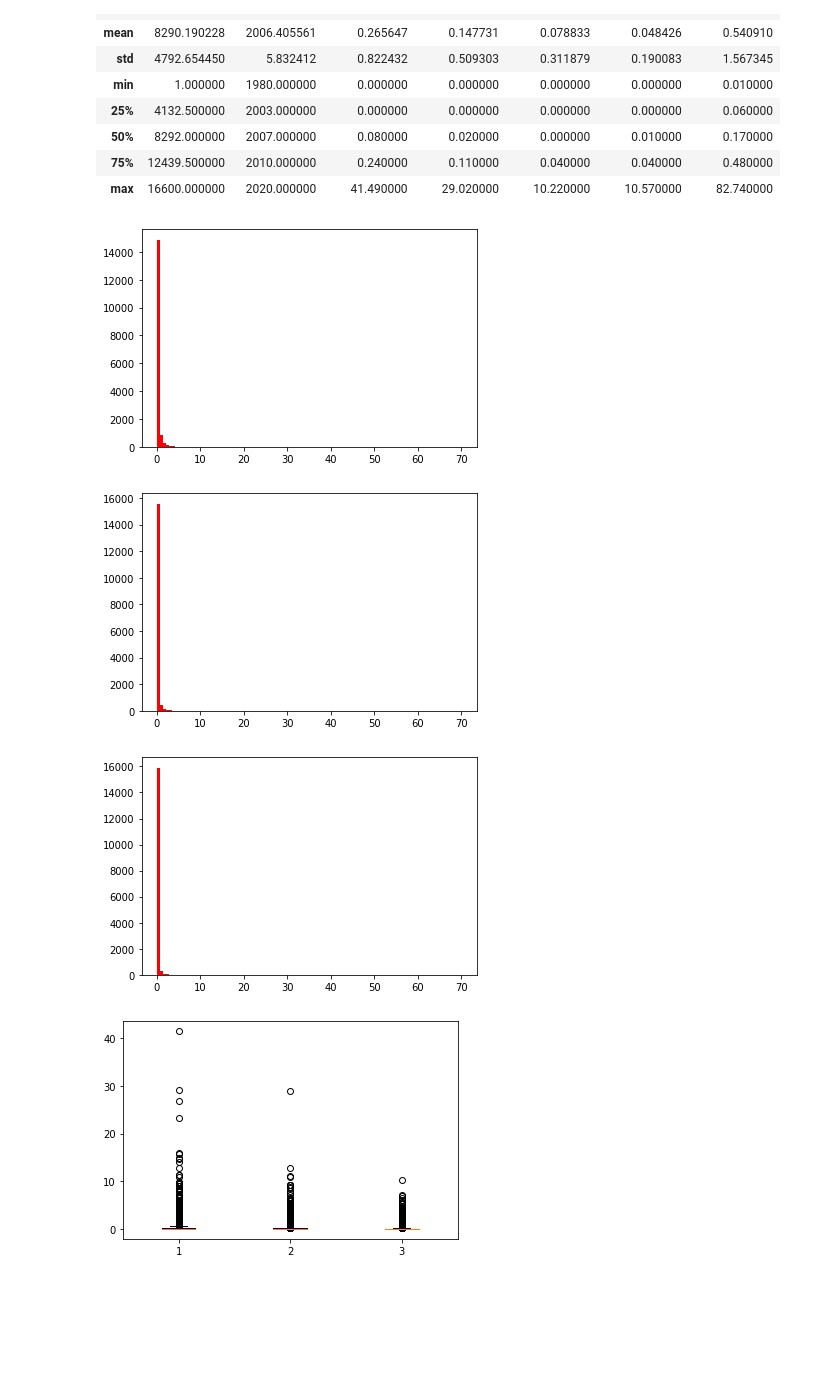
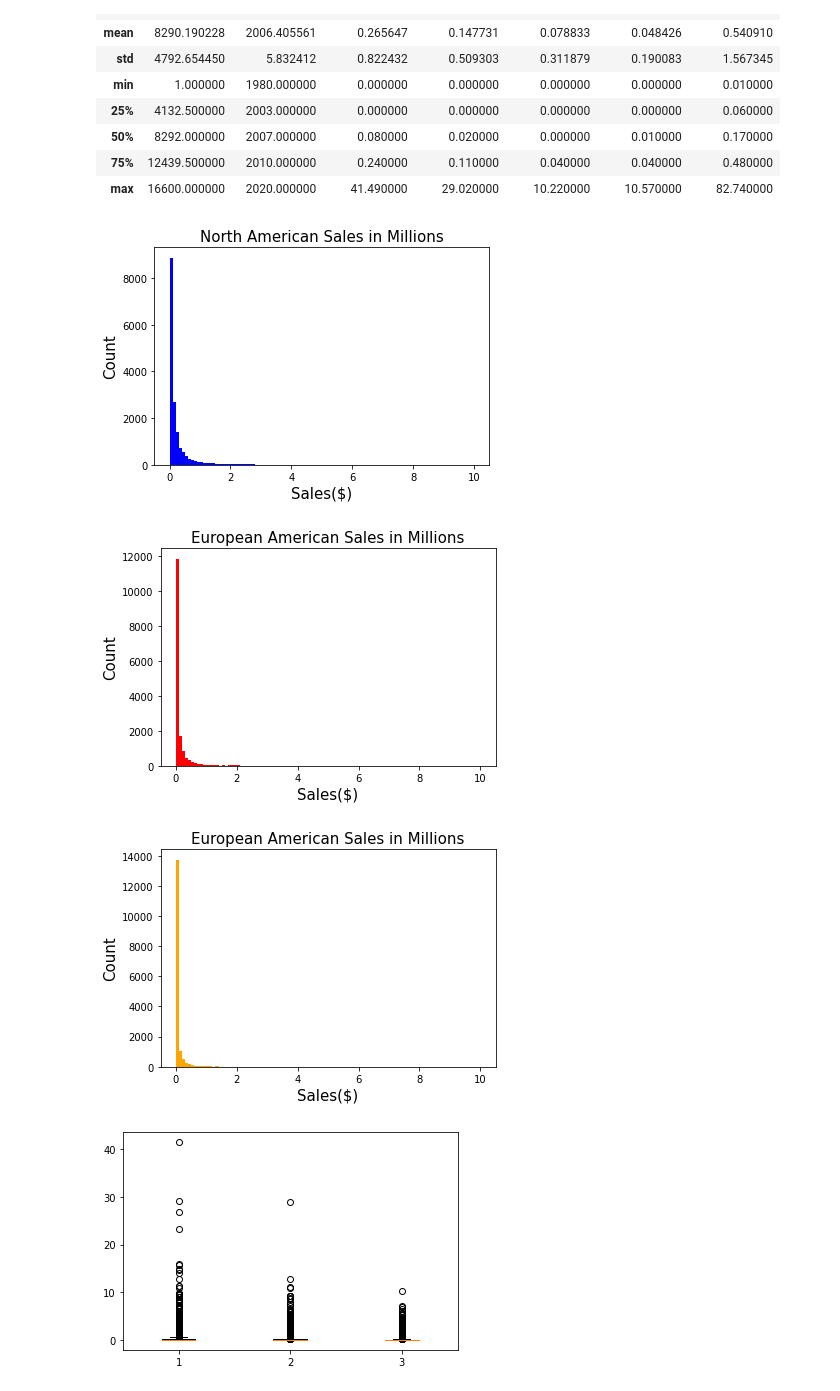
Before and after one commit to ChrisGarciaDS/VideoGame-Sales-Analysis, a Jupyter notebook: VG_analysis.ipynb, the cells around one changed output. Saved outputs shown, nothing was run; the diff lists cells and outputs as text; code cells hidden in the pictures; blank space fills up the shorter version.

```diff
--- a/VG_analysis.ipynb
+++ b/VG_analysis.ipynb
@@ -165,22 +161,31 @@ vg_sales.describe()
 | max | 16600.000000 | 2020.000000 | 41.490000 | 29.020000 | 10.220000 | 10.570000 | 82.740000 |
 # %%
 # dist of NA sales
-plt.hist(vg_sales['NA_Sales'], range=(0,70), bins=100, color='red')
+plt.hist(vg_sales['NA_Sales'], range=(0,10), bins=100, color='blue')
+plt.title('North American Sales in Millions', fontsize=15)
+plt.xlabel('Sales($)', fontsize=15)
+plt.ylabel('Count', fontsize=15)
 plt.show()
 # %% [output]
-[figure, old version]
+[figure, new version]
 # %%
 # dist of EU sales
-plt.hist(vg_sales['EU_Sales'], range=(0,70), bins=100, color='red')
+plt.hist(vg_sales['EU_Sales'], range=(0,10), bins=100, color='red')
+plt.title('European American Sales in Millions', fontsize=15)
+plt.xlabel('Sales($)', fontsize=15)
+plt.ylabel('Count', fontsize=15)
 plt.show()
 # %% [output]
-[figure, old version]
+[figure, new version]
 # %%
 # dist of JP sales
-plt.hist(vg_sales['JP_Sales'], range=(0,70), bins=100, color='red')
+plt.hist(vg_sales['JP_Sales'], range=(0,10), bins=100, color='orange')
+plt.title('European American Sales in Millions', fontsize=15)
+plt.xlabel('Sales($)', fontsize=15)
+plt.ylabel('Count', fontsize=15)
 plt.show()
 # %% [output]
-[figure, old version]
+[figure, new version]
 # %%
 plt.boxplot([vg_sales['NA_Sales'], vg_sales['EU_Sales'], vg_sales['JP_Sales']])
 plt.show()
```
Also changed, not shown: parts of 19 cells of this notebook.
